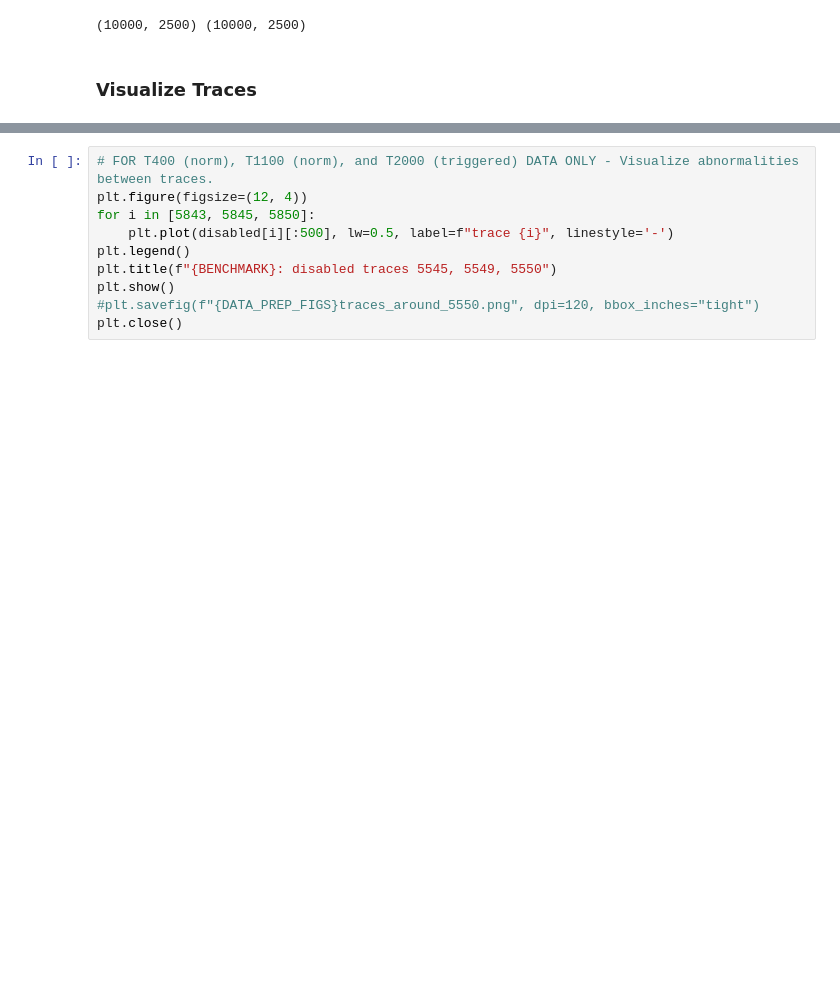
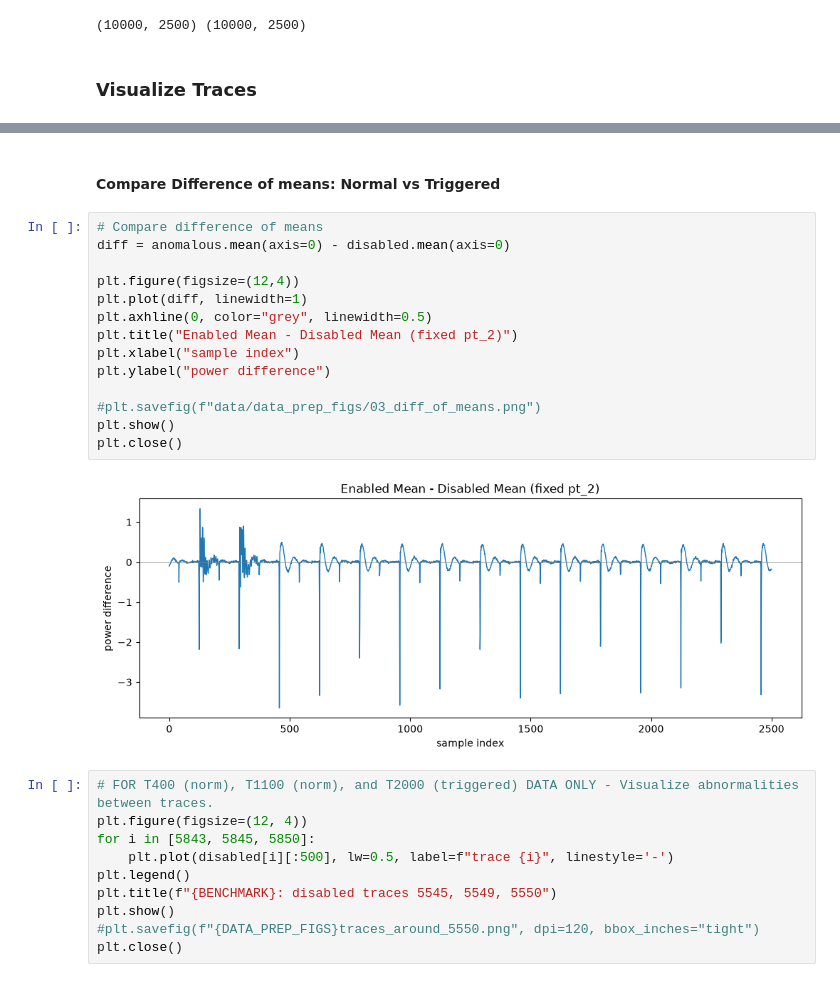
Before and after one commit to ericnmt/ekjohnson.github.io, a Jupyter notebook: notebooks/HT_ML_PyOD_Benchmark_Pipeline_MAIN.ipynb, the cells around one changed output, grey strips where cells are left out. Drawn from its saved outputs; the diff is of its cells as text; blank space fills up the shorter version.

```diff
--- a/notebooks/HT_ML_PyOD_Benchmark_Pipeline_MAIN.ipynb
+++ b/notebooks/HT_ML_PyOD_Benchmark_Pipeline_MAIN.ipynb
@@ -121,3 +121,21 @@ plt.close()
+# %% [markdown]
+#### Compare Difference of means: Normal vs Triggered
+# %%
+# Compare difference of means
+diff = anomalous.mean(axis=0) - disabled.mean(axis=0)
+
+plt.figure(figsize=(12,4))
+plt.plot(diff, linewidth=1)
+plt.axhline(0, color="grey", linewidth=0.5)
+plt.title("Enabled Mean - Disabled Mean (fixed pt_2)")
+plt.xlabel("sample index")
+plt.ylabel("power difference")
+
+#plt.savefig(f"data/data_prep_figs/03_diff_of_means.png")
+plt.show()
+plt.close()
+# %% [output]
+[figure, added]
 # %%
 # FOR T400 (norm), T1100 (norm), and T2000 (triggered) DATA ONLY - Visualize abnormalities between traces.
 plt.figure(figsize=(12, 4))
```
Also changed, not shown: parts of 3 cells of this notebook.
